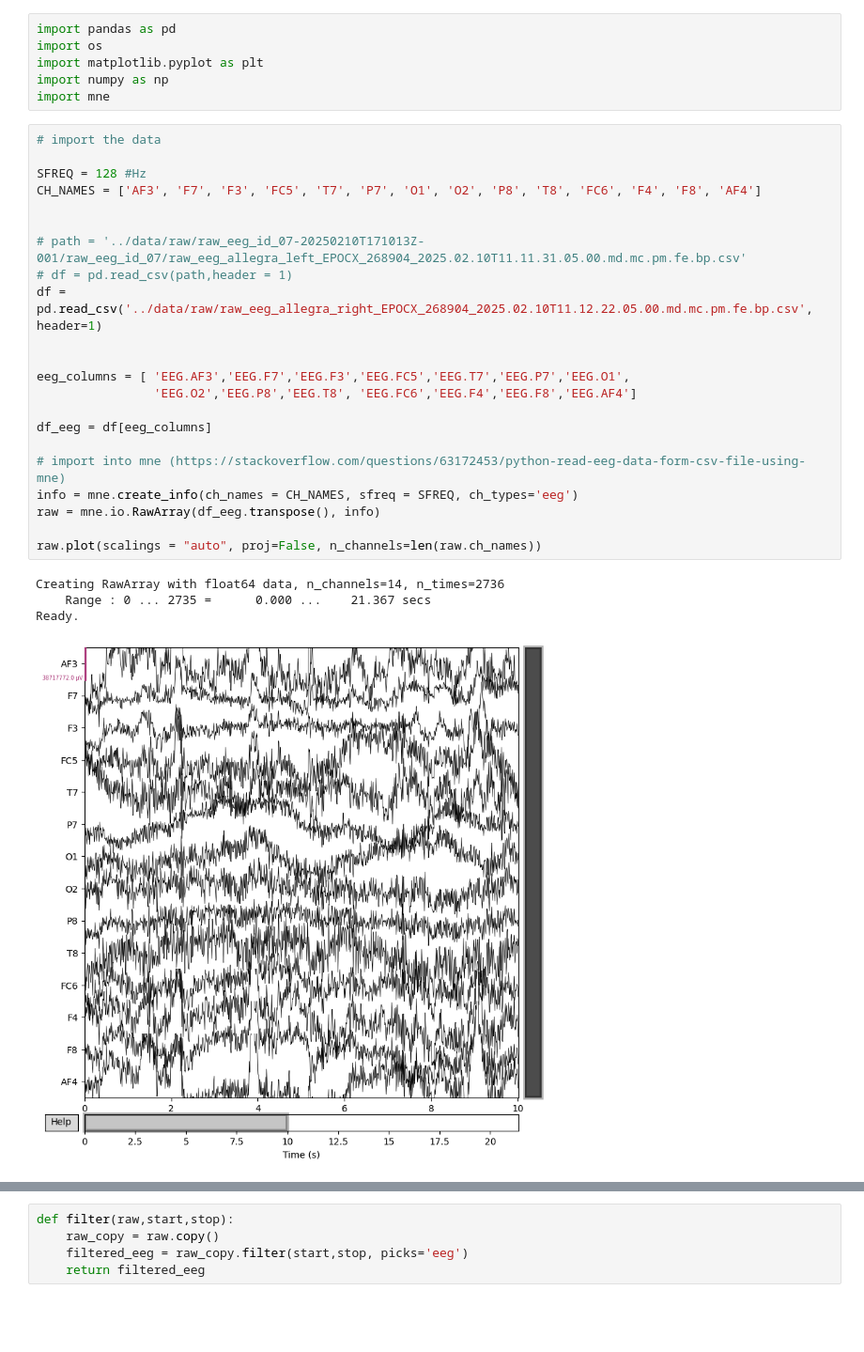
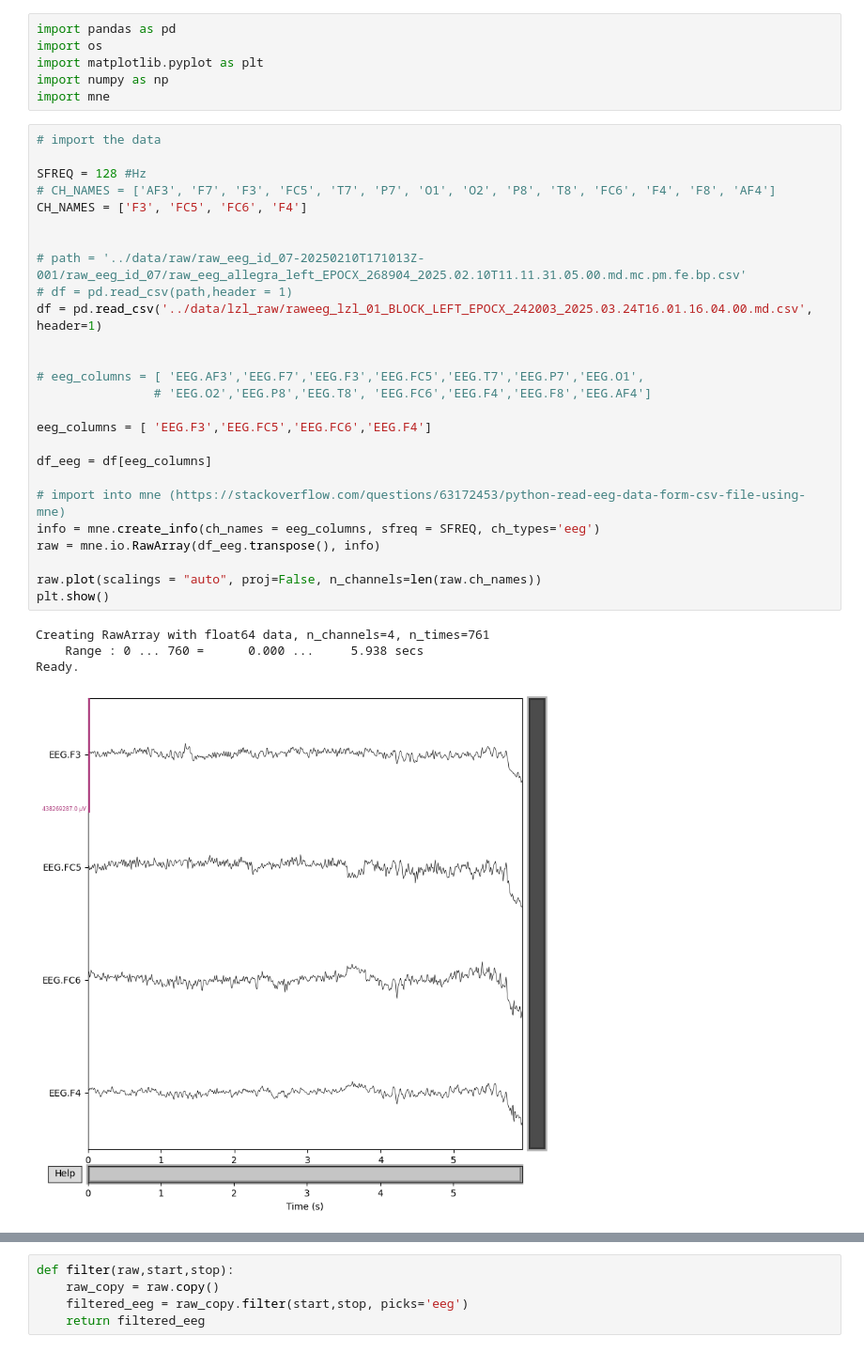
Before and after one commit to lizocf/Cognitive-Canvas-EEG, a Jupyter notebook: notebooks/filters.ipynb, the cells around one changed output, grey strips where cells are left out. Shown at 94% size. Saved outputs shown, nothing was run; the diff lists cells and outputs as text; blank space fills up the shorter version.

```diff
--- a/notebooks/filters.ipynb
+++ b/notebooks/filters.ipynb
@@ -9,27 +9,31 @@ import mne
 # %%
 # import the data
 
 SFREQ = 128 #Hz
-CH_NAMES = ['AF3', 'F7', 'F3', 'FC5', 'T7', 'P7', 'O1', 'O2', 'P8', 'T8', 'FC6', 'F4', 'F8', 'AF4']
+# CH_NAMES = ['AF3', 'F7', 'F3', 'FC5', 'T7', 'P7', 'O1', 'O2', 'P8', 'T8', 'FC6', 'F4', 'F8', 'AF4']
+CH_NAMES = ['F3', 'FC5', 'FC6', 'F4']
 
 
 # path = '../data/raw/raw_eeg_id_07-20250210T171013Z-001/raw_eeg_id_07/raw_eeg_allegra_left_EPOCX_268904_2025.02.10T11.11.31.05.00.md.mc.pm.fe.bp.csv'
 # df = pd.read_csv(path,header = 1)
-df = pd.read_csv('../data/raw/raw_eeg_allegra_right_EPOCX_268904_2025.02.10T11.12.22.05.00.md.mc.pm.fe.bp.csv', header=1)
+df = pd.read_csv('../data/lzl_raw/raweeg_lzl_01_BLOCK_LEFT_EPOCX_242003_2025.03.24T16.01.16.04.00.md.csv', header=1)
 
 
-eeg_columns = [ 'EEG.AF3','EEG.F7','EEG.F3','EEG.FC5','EEG.T7','EEG.P7','EEG.O1',
-                'EEG.O2','EEG.P8','EEG.T8', 'EEG.FC6','EEG.F4','EEG.F8','EEG.AF4']
+# eeg_columns = [ 'EEG.AF3','EEG.F7','EEG.F3','EEG.FC5','EEG.T7','EEG.P7','EEG.O1',
+                # 'EEG.O2','EEG.P8','EEG.T8', 'EEG.FC6','EEG.F4','EEG.F8','EEG.AF4']
+
+eeg_columns = [ 'EEG.F3','EEG.FC5','EEG.FC6','EEG.F4']
 
 df_eeg = df[eeg_columns]
 
 # import into mne (https://stackoverflow.com/questions/63172453/python-read-eeg-data-form-csv-file-using-mne)
-info = mne.create_info(ch_names = CH_NAMES, sfreq = SFREQ, ch_types='eeg')
+info = mne.create_info(ch_names = eeg_columns, sfreq = SFREQ, ch_types='eeg')
 raw = mne.io.RawArray(df_eeg.transpose(), info)
 
 raw.plot(scalings = "auto", proj=False, n_channels=len(raw.ch_names))
+plt.show()
 # %% [output]
-Creating RawArray with float64 data, n_channels=14, n_times=2736
-    Range : 0 ... 2735 =      0.000 ...    21.367 secs
+Creating RawArray with float64 data, n_channels=4, n_times=761
+    Range : 0 ... 760 =      0.000 ...     5.938 secs
 Ready.
-[figure, old version]
+[figure, new version]
```
Also changed, not shown: parts of 6 cells of this notebook, 12 other files.
